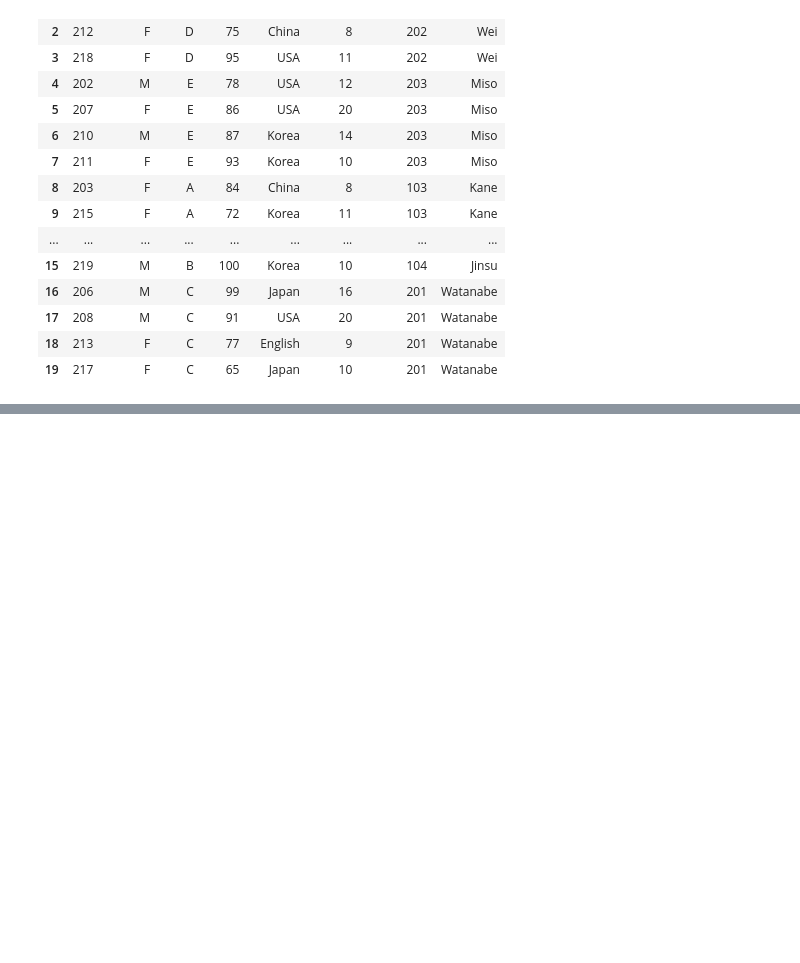
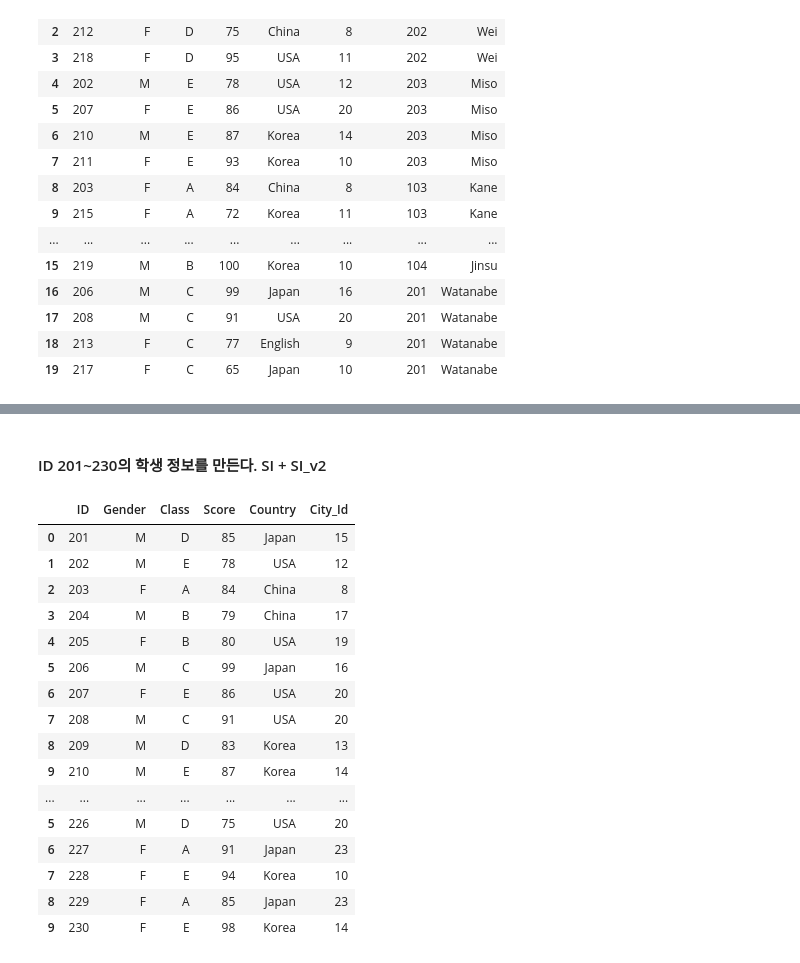
Before and after one commit to todagi/DataAnalysis_skill, a Jupyter notebook: python skill/pandas 데이터 합치기.ipynb, the cells around one changed output, grey strips where cells are left out. Cells and saved outputs as stored; diff of their text form; code cells hidden in the pictures; blank space fills up the shorter version.

```diff
--- a/python skill/pandas 데이터 합치기.ipynb
+++ b/python skill/pandas 데이터 합치기.ipynb
@@ -122,0 +157,11 @@ pd.merge(Si, Class)
+# %%
+SI_v2 = {'ID' : [i for i in range(221, 231)],
+         'Gender' : ['M', 'F', 'M', 'M', 'M', 'M', 'F', 'F', 'F', 'F'],
+         'Class' : ['C', 'D', 'C', 'B', 'B', 'D', 'A', 'E', 'A', 'E'],
+         'Score' : [84, 92, 86, 77, 83, 75, 91, 94, 85, 98],
+         'Country' : ['China', 'USA', 'Korea', 'China', 'English','USA', 'Japan', 'Korea', 'Japan', 'Korea'],
+         'City_Id' : [8, 12, 13, 17, 22, 20, 23, 10, 23, 14]
+         }
+
+SI_v2 = DataFrame(SI_v2)
+SI_v2
@@ -122,0 +180,22 @@ pd.merge(Si, Class)
+# %% [markdown]
+#### ID 201~230의 학생 정보를 만든다.  SI + SI_v2
+# %%
+pd.concat([SI, SI_v2])
+# %% [output]
+|  | ID | Gender | Class | Score | Country | City_Id |
+| 0 | 201 | M | D | 85 | Japan | 15 |
+| 1 | 202 | M | E | 78 | USA | 12 |
+| 2 | 203 | F | A | 84 | China | 8 |
+| 3 | 204 | M | B | 79 | China | 17 |
+| 4 | 205 | F | B | 80 | USA | 19 |
+| 5 | 206 | M | C | 99 | Japan | 16 |
+| 6 | 207 | F | E | 86 | USA | 20 |
+| 7 | 208 | M | C | 91 | USA | 20 |
+| 8 | 209 | M | D | 83 | Korea | 13 |
+| 9 | 210 | M | E | 87 | Korea | 14 |
+| ... | ... | ... | ... | ... | ... | ... |
+| 5 | 226 | M | D | 75 | USA | 20 |
+| 6 | 227 | F | A | 91 | Japan | 23 |
+| 7 | 228 | F | E | 94 | Korea | 10 |
+| 8 | 229 | F | A | 85 | Japan | 23 |
+| 9 | 230 | F | E | 98 | Korea | 14 |
```
Also changed, not shown: parts of 9 cells of this notebook.
